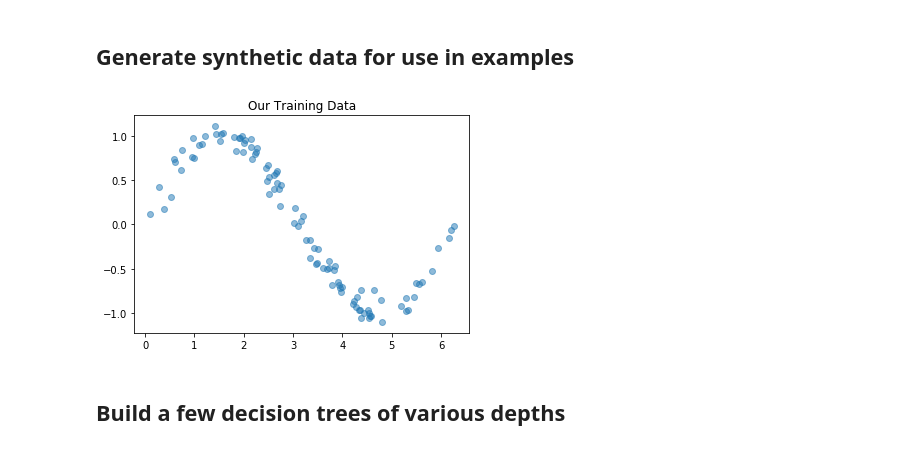
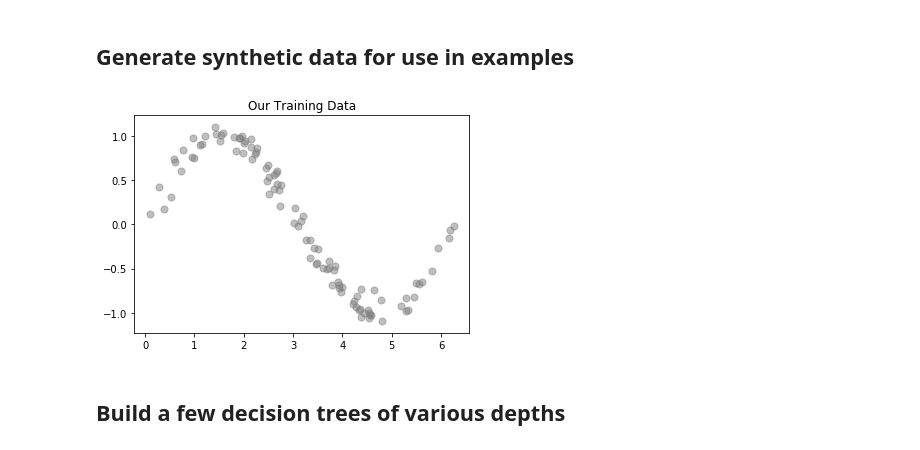
Before and after one commit to jmbuyck/articles, a Jupyter notebook: random_forest_regressor/RFR_Explained.ipynb, the cells around one changed output. Saved outputs shown, nothing was run; the diff lists cells and outputs as text; code cells hidden in the pictures.

```diff
--- a/random_forest_regressor/RFR_Explained.ipynb
+++ b/random_forest_regressor/RFR_Explained.ipynb
@@ -19,15 +22,19 @@ sys.path.insert(0,'..')
 from synthetic_data.generate import sine_data
 # %%
 # generate synthetic data based on sine function
+min_x = 0
+max_x = 2 * pi
 X, y = sine_data(
+    min_x=min_x,
+    max_x=max_x,
     n=100,
     amplitude=1,
     error_mean=0,
     error_std_dev=0.1
 )
 
-plt.scatter(X, y, alpha=.5)
+plt.scatter(X, y, alpha=.5, c='gray', s=50)
 plt.title('Our Training Data')
 plt.show()
 # %% [output]
-[figure, old version]
+[figure, new version]
```
Also changed, not shown: parts of 10 cells of this notebook.
